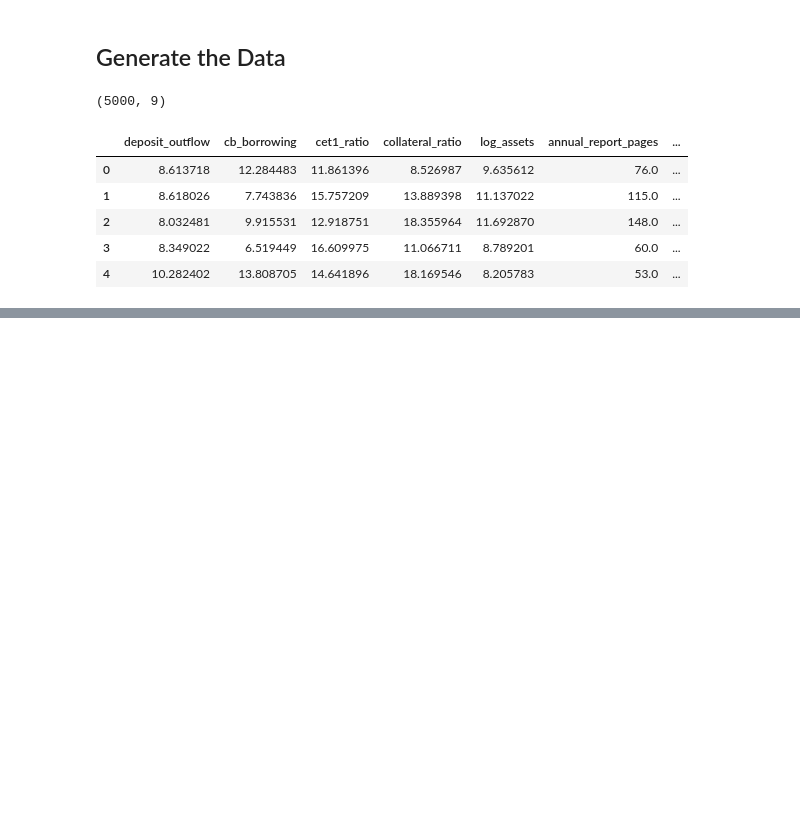
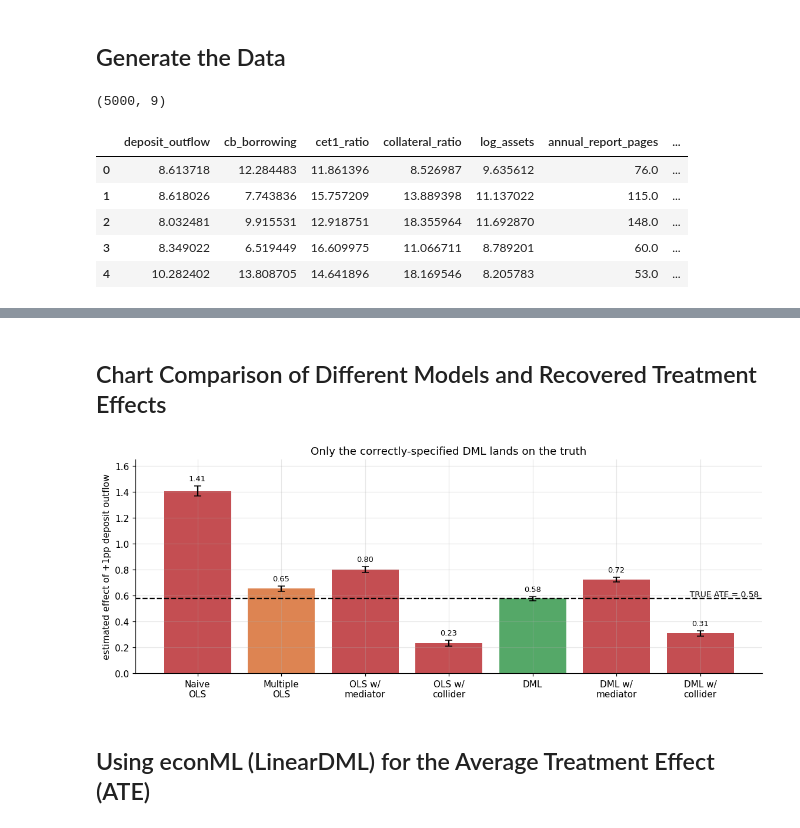
Before and after one commit to MLCoursesBBK/CEMLA_2026, a Jupyter notebook: Causal ML_Explainability.ipynb, the cells around one changed output, grey strips where cells are left out. Saved outputs shown, nothing was run; the diff lists cells and outputs as text; code cells hidden in the pictures; blank space fills up the shorter version.

```diff
--- a/Causal ML_Explainability.ipynb
+++ b/Causal ML_Explainability.ipynb
@@ -451,0 +491,17 @@ shap.plots.heatmap(shap_values_xgb[:1000])
+# %%
+# Now we throw in a bad control thrown into the conditioning set
+y_tb, d_tb, _, _ = crossfit_residuals(df, Y, D, GOOD_W + [COLLIDER])
+m_dml_collider = ols(pd.Series(y_tb, name="Y_tilde"), pd.DataFrame({"D_tilde": d_tb}))
+
+y_tm, d_tm, _, _ = crossfit_residuals(df, Y, D, GOOD_W + [MEDIATOR])
+m_dml_mediator = ols(pd.Series(y_tm, name="Y_tilde"), pd.DataFrame({"D_tilde": d_tm}))
+
+# Only with the minimal backdoor control set
+y_t0, d_t0, _, _ = crossfit_residuals(df, Y, D, BACKDOOR)
+m_dml_minimal = ols(pd.Series(y_t0, name="Y_tilde"), pd.DataFrame({"D_tilde": d_t0}))
+
+print(f"DML, full control set   {m_dml.params['D_tilde']:.4f}  (se {m_dml.bse['D_tilde']:.4f})")
+print(f"DML, minimal backdoor   {m_dml_minimal.params['D_tilde']:.4f}  (se {m_dml_minimal.bse['D_tilde']:.4f})")
+print(f"DML + collider          {m_dml_collider.params['D_tilde']:.4f}")
+print(f"DML + mediator          {m_dml_mediator.params['D_tilde']:.4f}")
+print(f"TRUTH                   {TRUE_ATE:.4f}")
@@ -451,0 +583,32 @@ shap.plots.heatmap(shap_values_xgb[:1000])
+# %% [markdown]
+## Chart Comparison of Different Models and Recovered Treatment Effects
+# %%
+BARS = [
+    ("Naive\nOLS",        m_naive,         D,         "#C44E52"),
+    ("Multiple\nOLS",     m_multiple,      D,         "#DD8452"),
+    ("OLS w/\nmediator",  m_mediator,      D,         "#C44E52"),
+    ("OLS w/\ncollider",  m_collider,      D,         "#C44E52"),
+    ("DML",               m_dml,           "D_tilde", "#55A868"),
+    ("DML w/\nmediator",  m_dml_mediator,  "D_tilde", "#C44E52"),
+    ("DML w/\ncollider",  m_dml_collider,  "D_tilde", "#C44E52"),
+]
+labels = [b[0] for b in BARS]
+vals   = np.array([b[1].params[b[2]] for b in BARS])
+ses    = np.array([b[1].bse[b[2]]    for b in BARS])
+colors = [b[3] for b in BARS]
+
+fig, ax = plt.subplots(figsize=(10.5, 4.2))
+ax.bar(labels, vals, yerr=1.96*ses, color=colors, capsize=4)
+ax.axhline(TRUE_ATE, color="k", ls="--", lw=1.5)
+ax.text(0.995, TRUE_ATE, f"  TRUE ATE = {TRUE_ATE:.2f}",
+        transform=ax.get_yaxis_transform(), ha="right", va="bottom", fontsize=9)
+for i, (v, s) in enumerate(zip(vals, ses)):
+    ax.text(i, v + 1.96*s + 0.02*max(vals), f"{v:.2f}", ha="center", va="bottom", fontsize=8.5)
+ax.set_ylabel("estimated effect of +1pp deposit outflow")
+ax.set_title("Only the correctly-specified DML lands on the truth")
+ax.margins(y=0.14)
+plt.tight_layout(); plt.show()
+# %% [output]
+[figure, added]
+# %% [markdown]
+## Using econML (LinearDML) for the Average Treatment Effect (ATE)
```
Also changed, not shown: parts of 70 cells of this notebook.
